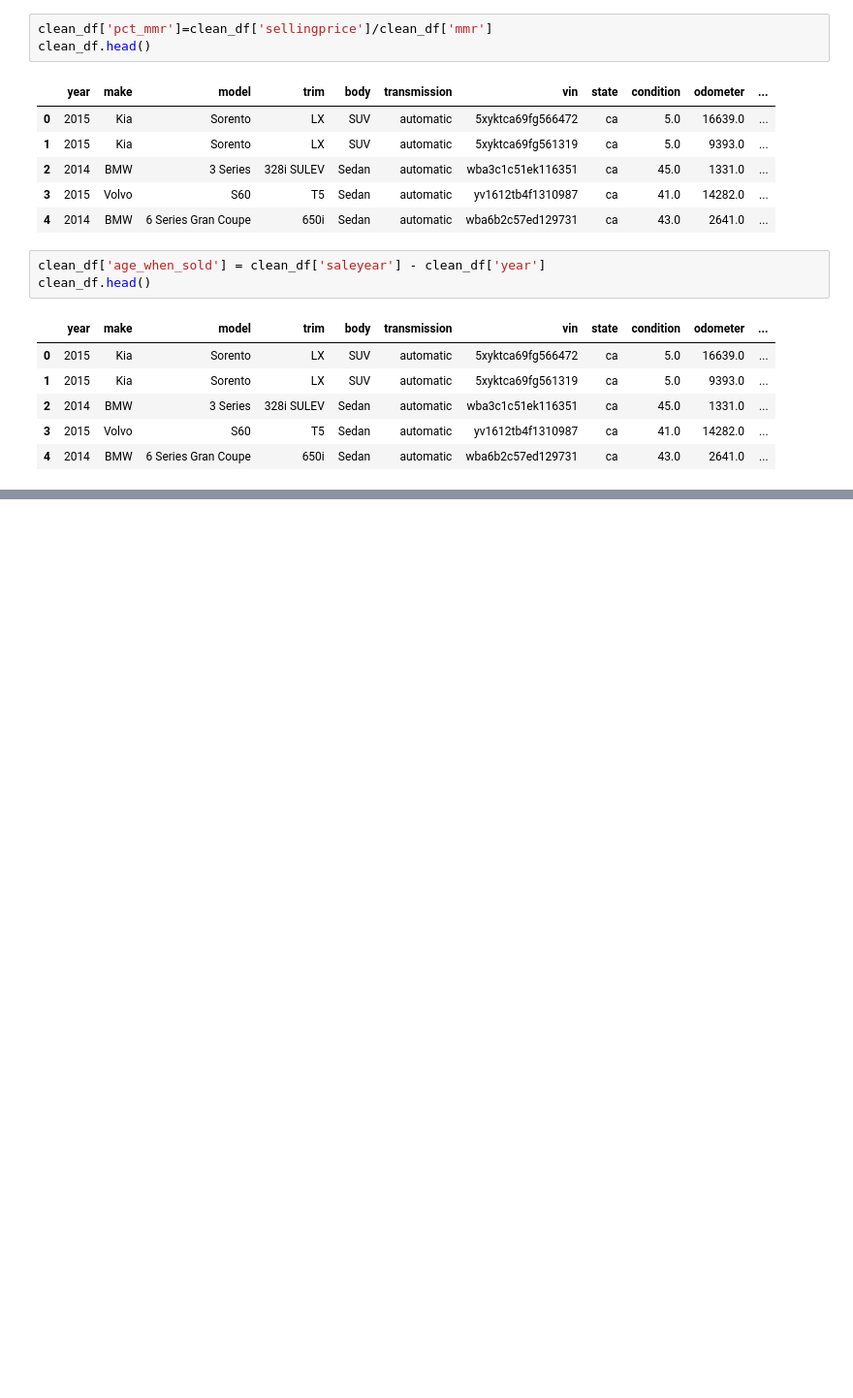
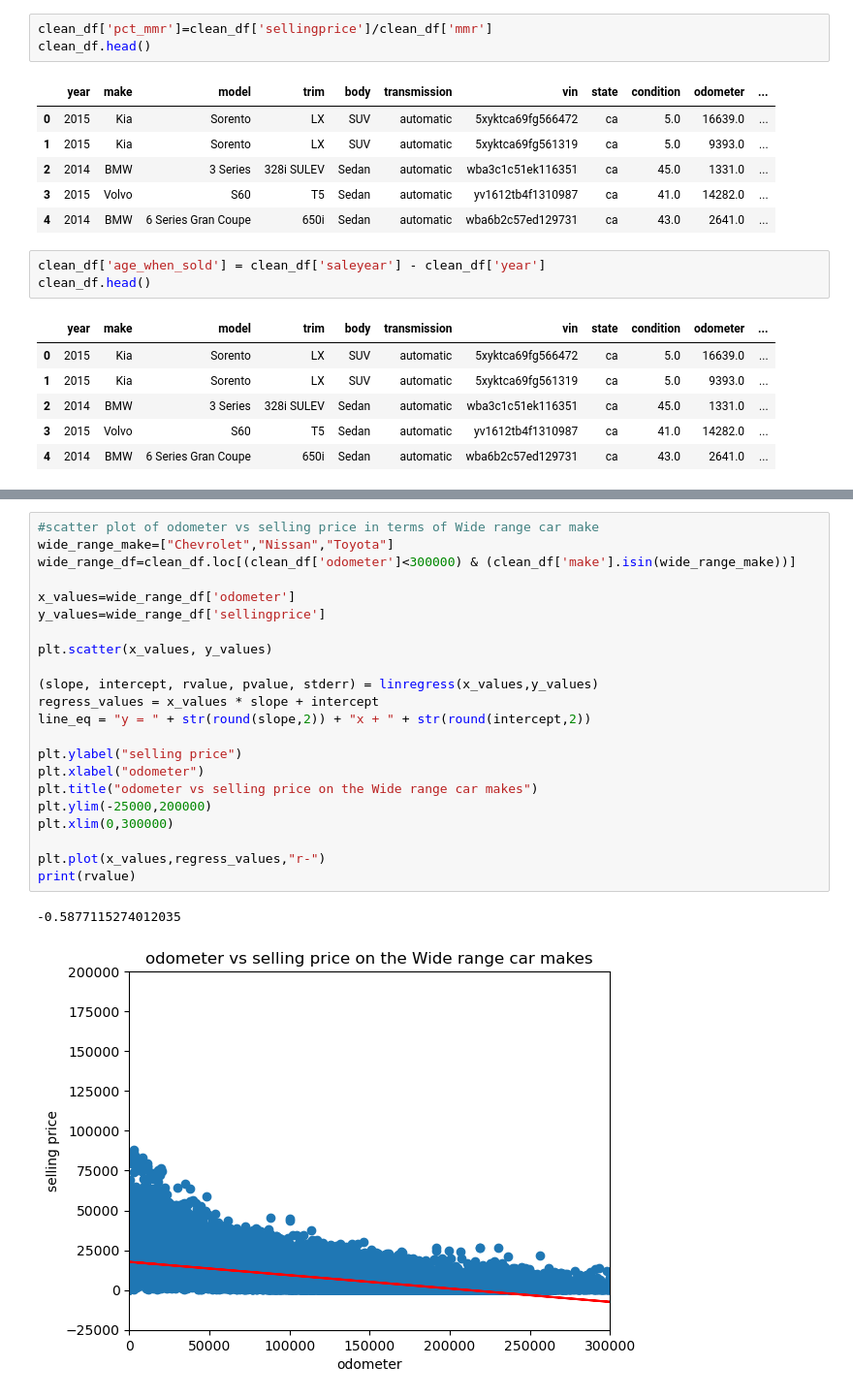
Before and after one commit to jerryevalentine/UCB-Project-1, a Jupyter notebook: Kevins_advice.ipynb, the cells around one changed output, grey strips where cells are left out. Shown: that part at 97% size. Cells and saved outputs as stored; diff of their text form; blank space fills up the shorter version.

```diff
--- a/Kevins_advice.ipynb
+++ b/Kevins_advice.ipynb
@@ -115,0 +103,25 @@ print(rvalue)
+# %%
+#scatter plot of odometer vs selling price in terms of Wide range car make
+wide_range_make=["Chevrolet","Nissan","Toyota"]
+wide_range_df=clean_df.loc[(clean_df['odometer']<300000) & (clean_df['make'].isin(wide_range_make))]
+
+x_values=wide_range_df['odometer']
+y_values=wide_range_df['sellingprice']
+
+plt.scatter(x_values, y_values)
+
+(slope, intercept, rvalue, pvalue, stderr) = linregress(x_values,y_values)
+regress_values = x_values * slope + intercept
+line_eq = "y = " + str(round(slope,2)) + "x + " + str(round(intercept,2))
+
+plt.ylabel("selling price")
+plt.xlabel("odometer")
+plt.title("odometer vs selling price on the Wide range car makes")
+plt.ylim(-25000,200000)
+plt.xlim(0,300000)
+
+plt.plot(x_values,regress_values,"r-")
+print(rvalue)
+# %% [output]
+-0.5877115274012035
+[figure, added]
```
Also changed, not shown: parts of 9 cells of this notebook, 1 other file.
